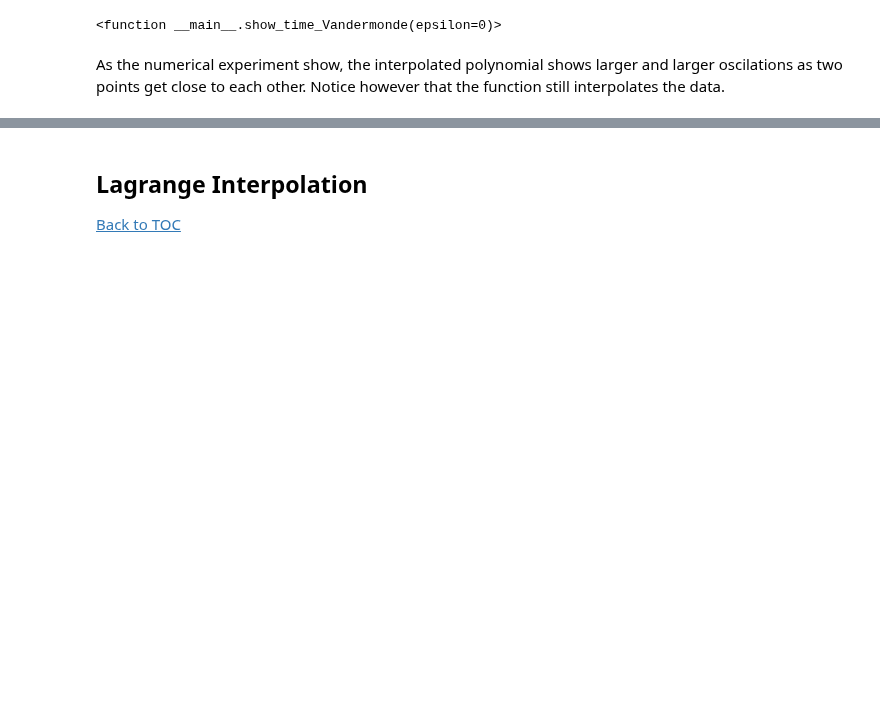
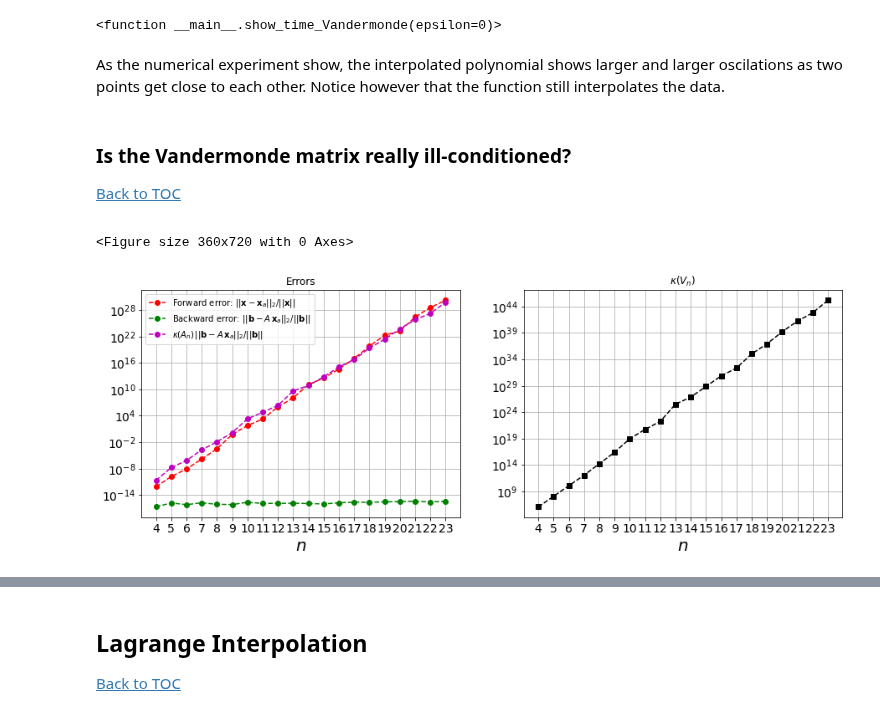
Before and after one commit to tclaudioe/Scientific-Computing, a Jupyter notebook: SC1v2/05_Polynomial_Interpolation_1D.ipynb, the cells around one changed output, grey strips where cells are left out. Saved outputs shown, nothing was run; the diff lists cells and outputs as text; code cells hidden in the pictures; blank space fills up the shorter version.

Commit message:
fixing bug in 04a and including Vandermonde analysis in 05

```diff
--- a/SC1v2/05_Polynomial_Interpolation_1D.ipynb
+++ b/SC1v2/05_Polynomial_Interpolation_1D.ipynb
@@ -151,3 +152,59 @@ interactive(children=(FloatSlider(value=0.0, description='epsilon', max=1.0, min
 # %% [markdown]
 As the numerical experiment show, the interpolated polynomial shows larger and larger oscilations as two points get close to each other.
 Notice however that the function still interpolates the data.
+# %% [markdown]
+<div id='vandermonde_illconditioned' />
+
+### Is the Vandermonde matrix really ill-conditioned?
+
+[Back to TOC](#toc)
+# %%
+N=20
+my_range = np.arange(4,N+4)
+F_errors=np.zeros(N)
+B_errors=np.zeros(N)
+kappas=np.zeros(N)
+
+np.random.seed(0)
+
+for i,n in zip(np.arange(N),my_range):
+    # Generating 'n' equalspaced points on [0,100]
+    x = np.linspace(0,100,n)
+    # Building Vandermonde matrix
+    V = np.vander(x, increasing=True)
+    # Generating a random solution
+    coefficients_exact = np.random.random(n)
+    # Building the RHS for the linear system of equations to be solved
+    b = V @ coefficients_exact
+    # Solving the associated linear system of equations
+    coefficients = np.linalg.solve(V,b)
+    # Computing Forward error:  ||coefficients_exact-coefficients||_2/||coefficients_exact||_2
+    F_errors[i] = np.linalg.norm(coefficients-coefficients_exact)/np.linalg.norm(coefficients_exact)
+    # Computing Backward error: ||b-A*coefficients||_2/||b||_2
+    B_errors[i] = np.linalg.norm(b - V @ coefficients)/np.linalg.norm(b)
+    # Computing the condition number
+    kappas[i]   = np.linalg.cond(V,2)
+
+plt.figure(figsize=(5,10))
+f, (ax1, ax2) = plt.subplots(1, 2, figsize=(15,5), sharey = False)
+
+ax1.semilogy(my_range, F_errors, marker='o', linestyle='--', color='r',label=r'Forward error: $||\mathbf{x}-\mathbf{x}_a||_2/||\mathbf{x}||$')
+ax1.semilogy(my_range, B_errors, marker='o', linestyle='--', color='g',label=r'Backward error: $||\mathbf{b}-A\,\mathbf{x}_a||_2/||\mathbf{b}||$')
+ax1.semilogy(my_range, kappas*B_errors, marker='o', linestyle='--', color='m', label=r'$\kappa(A_n)\,||\mathbf{b}-A\,\mathbf{x}_a||_2/||\mathbf{b}||$')
+ax1.set_title('Errors')
+ax1.grid(True)
+ax1.set_xlabel('$n$')
+ax1.legend(loc='best')
+ax1.set_xticks(my_range)
+ax1.set_xticklabels(my_range)
+
+ax2.semilogy(my_range, kappas, marker='s', linestyle='--', color='k',label=r'$\kappa(A_n)$')
+ax2.set_title(r'$\kappa(V_n)$')
+ax2.set_xlabel('$n$')
+ax2.grid(True)
+ax2.set_xticks(my_range)
+ax2.set_xticklabels(my_range)
+plt.show()
+# %% [output]
+<Figure size 360x720 with 0 Axes>
+[figure, added]
```
Also changed, not shown: parts of 4 cells of this notebook, 1 other file.
